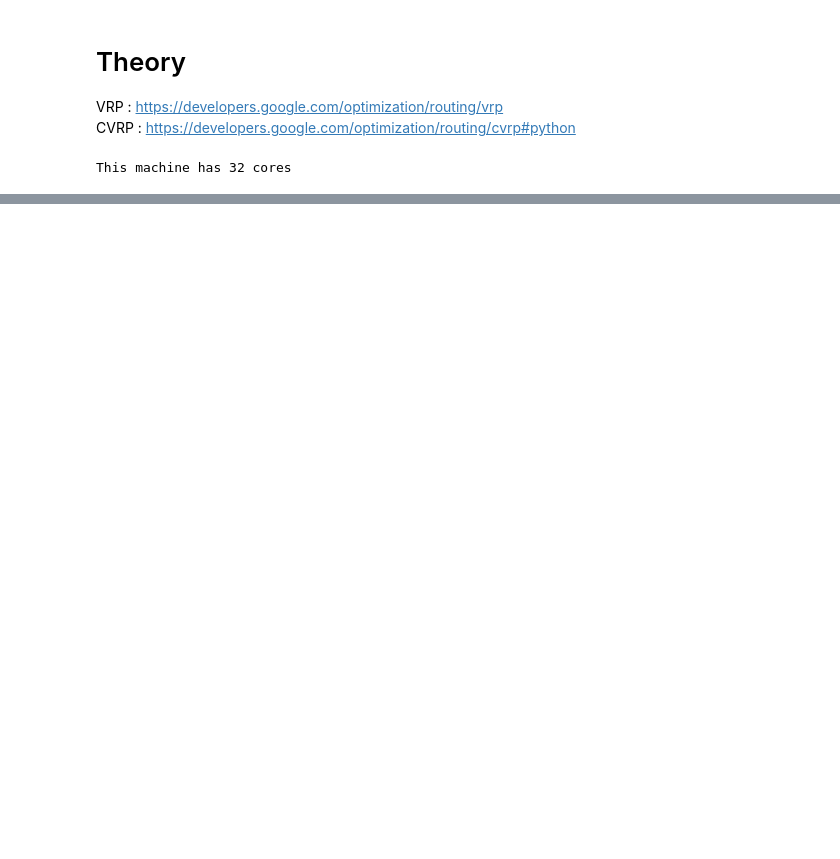
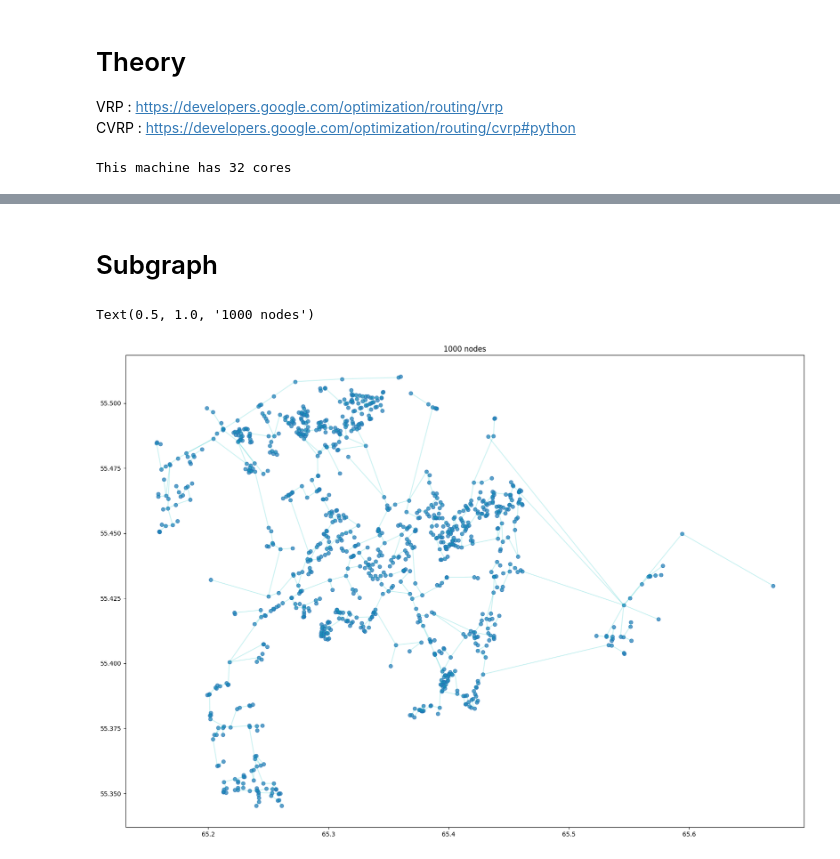
Before and after one commit to MarioAuditore/graph_clustering, a Jupyter notebook: cvrp_leiden.ipynb, the cells around one changed output, grey strips where cells are left out. Saved outputs shown, nothing was run; the diff lists cells and outputs as text; code cells hidden in the pictures; blank space fills up the shorter version.

```diff
--- a/cvrp_leiden.ipynb
+++ b/cvrp_leiden.ipynb
@@ -204,0 +147,26 @@ results
+# %% [markdown]
+# Subgraph
+# %%
+np.random.seed(0)
+random.seed(0)
+
+G = cut_subgraph(G, 1000, 'length')
+
+pos = {u: [d['x'], d['y']] for u,d in G.nodes(data=True)}
+
+A = nx.adjacency_matrix(G, weight='length').todense()
+
+
+K = [
+        list(G.nodes), # dim = 0 : vertices
+        list(G.edges), # dim = 1 : edges
+    ]
+
+plt.figure(figsize=(20, 14))
+plot_simplex(pos, K)
+
+
+plt.title(f'{len(G.nodes)} nodes')
+# %% [output]
+Text(0.5, 1.0, '1000 nodes')
+[figure, added]
```
Also changed, not shown: parts of 14 cells of this notebook, 7 other files.
